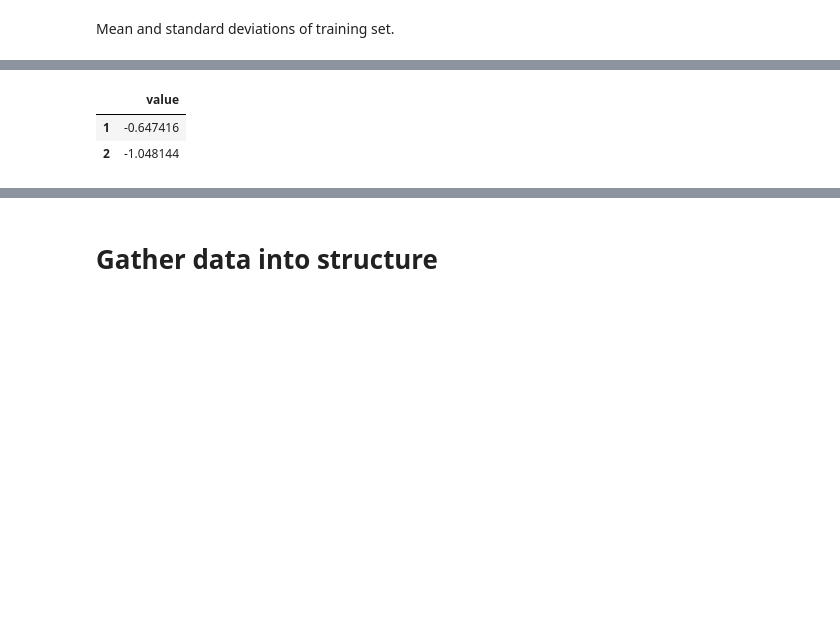
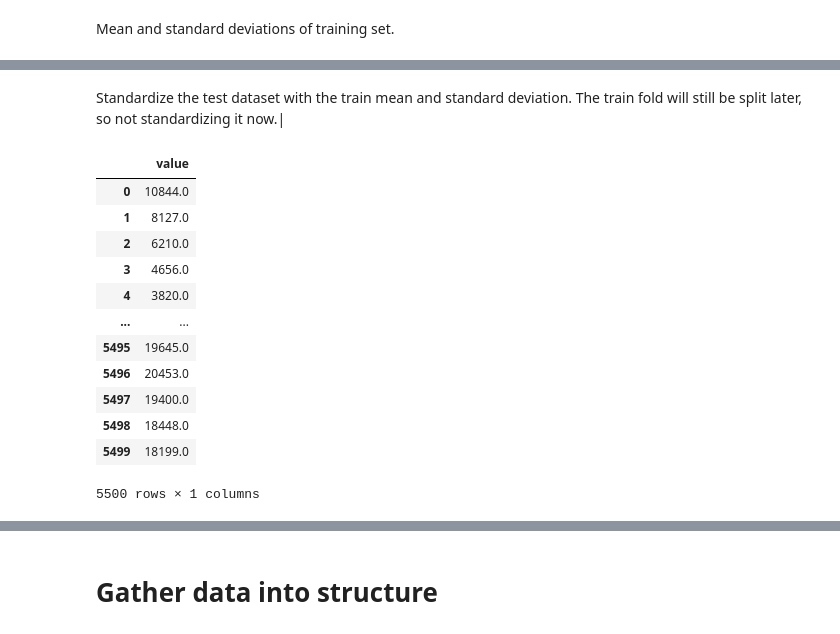
Before and after one commit to thatgeeman/ts_vae-lstm, a Jupyter notebook: nbs/01_vae.ipynb, the cells around one changed output, grey strips where cells are left out. Saved outputs shown, nothing was run; the diff lists cells and outputs as text; code cells hidden in the pictures; blank space fills up the shorter version.

```diff
--- a/nbs/01_vae.ipynb
+++ b/nbs/01_vae.ipynb
@@ -126,2 +143,5 @@ train_m, train_std
+# %% [markdown]
+Standardize the test dataset with the train mean and standard deviation.
+The train fold will still be split later, so not standardizing it now.|
 # %%
 # | export
@@ -129,9 +149 @@ data_train_norm = (data_train - train_m) / (train_std + 1e-10)
 data_test_norm = (data_test - train_m) / (train_std + 1e-10)
-# %%
-# | export
-df = pd.DataFrame(data["training"], index=data["t_train"], columns=["value"])
-df.head(2)
-# %% [output]
-|  | value |
-| 1 | -0.647416 |
-| 2 | -1.048144 |
@@ -137,0 +157,16 @@ df.head(2)
+# %%
+as_df(data_train)
+# %% [output]
+|  | value |
+| 0 | 10844.0 |
+| 1 | 8127.0 |
+| 2 | 6210.0 |
+| 3 | 4656.0 |
+| 4 | 3820.0 |
+| ... | ... |
+| 5495 | 19645.0 |
+| 5496 | 20453.0 |
+| 5497 | 19400.0 |
+| 5498 | 18448.0 |
+| 5499 | 18199.0 |
+5500 rows × 1 columns
```
Also changed, not shown: parts of 54 cells of this notebook, 9 other files.
